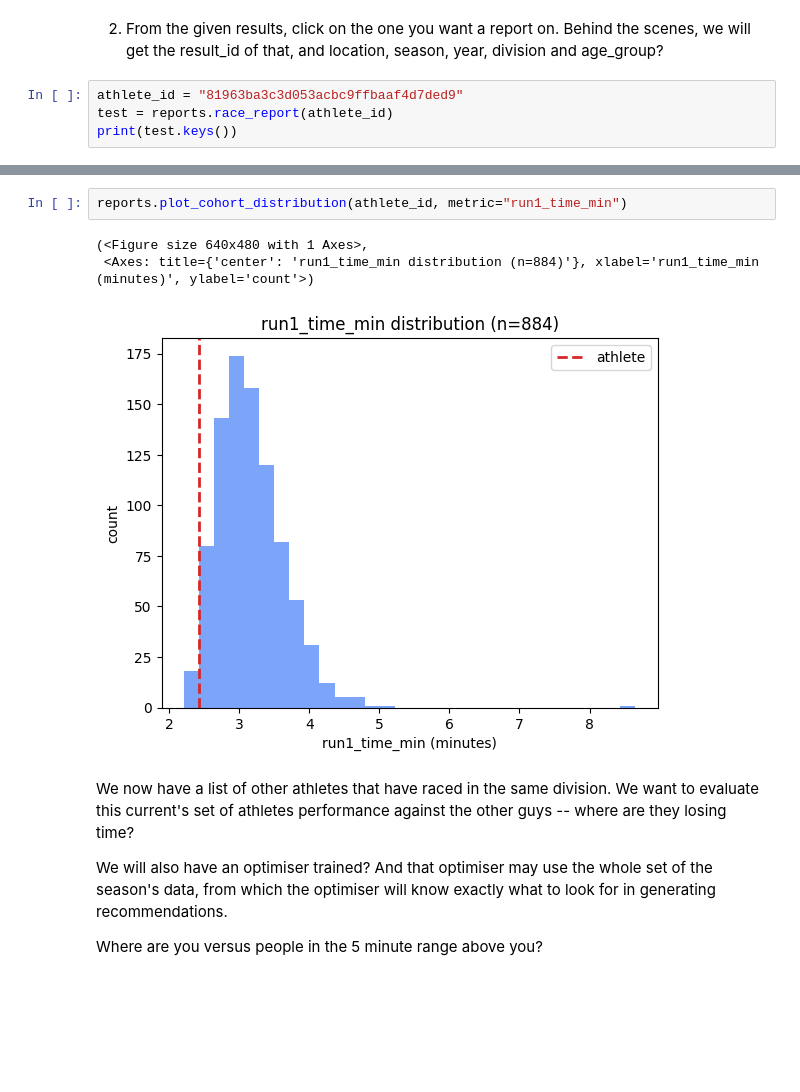
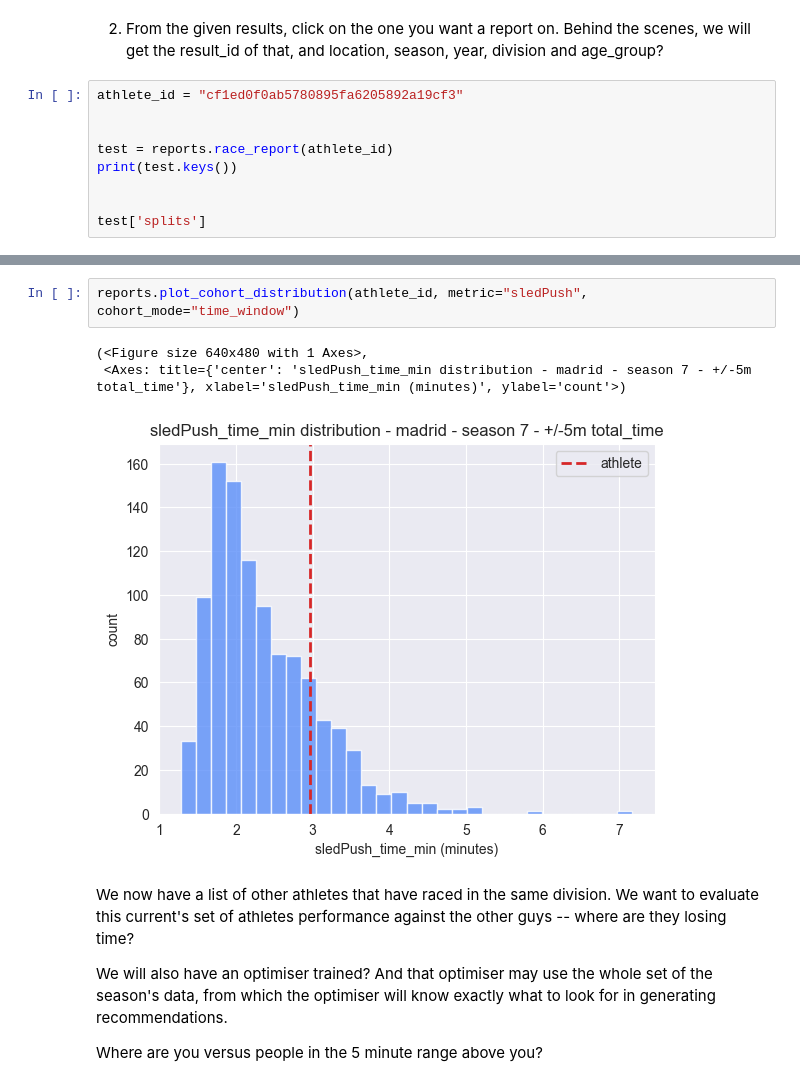
Before and after one commit to vmatei2/pyrox-client, a Jupyter notebook: test_notebook_url.ipynb, the cells around one changed output, grey strips where cells are left out. Cells and saved outputs as stored; diff of their text form; blank space fills up the shorter version.

```diff
--- a/test_notebook_url.ipynb
+++ b/test_notebook_url.ipynb
@@ -144,7 +130,12 @@ reports.search_athlete_races("Alexis Bernier", require_unique=False)
 2. From the given results, click on the one you want a report on.
     Behind the scenes, we will get the result_id of that, and location, season, year, division and age_group?
 # %%
-athlete_id = "81963ba3c3d053acbc9ffbaaf4d7ded9"
+athlete_id = "cf1ed0f0ab5780895fa6205892a19cf3"
+
+
 test = reports.race_report(athlete_id)
 print(test.keys())
+
+
+test['splits']
 # %% [output]
@@ -152,9 +160,9 @@ dict_keys(['race', 'cohort', 'splits', 'cohort_splits'])
 # %%
-reports.plot_cohort_distribution(athlete_id, metric="run1_time_min")
+reports.plot_cohort_distribution(athlete_id, metric="sledPush", cohort_mode="time_window")
 # %% [output]
 (<Figure size 640x480 with 1 Axes>,
- <Axes: title={'center': 'run1_time_min distribution (n=884)'}, xlabel='run1_time_min (minutes)', ylabel='count'>)
+ <Axes: title={'center': 'sledPush_time_min distribution - madrid - season 7 - +/-5m total_time'}, xlabel='sledPush_time_min (minutes)', ylabel='count'>)
-[figure, old version]
+[figure, new version]
 # %% [markdown]
 We now have a list of other athletes that have raced in the same division. We want to evaluate this current's set of athletes performance against the other guys -- where are they losing time?
 
```
Also changed, not shown: parts of 3 cells of this notebook, 12 other files.
